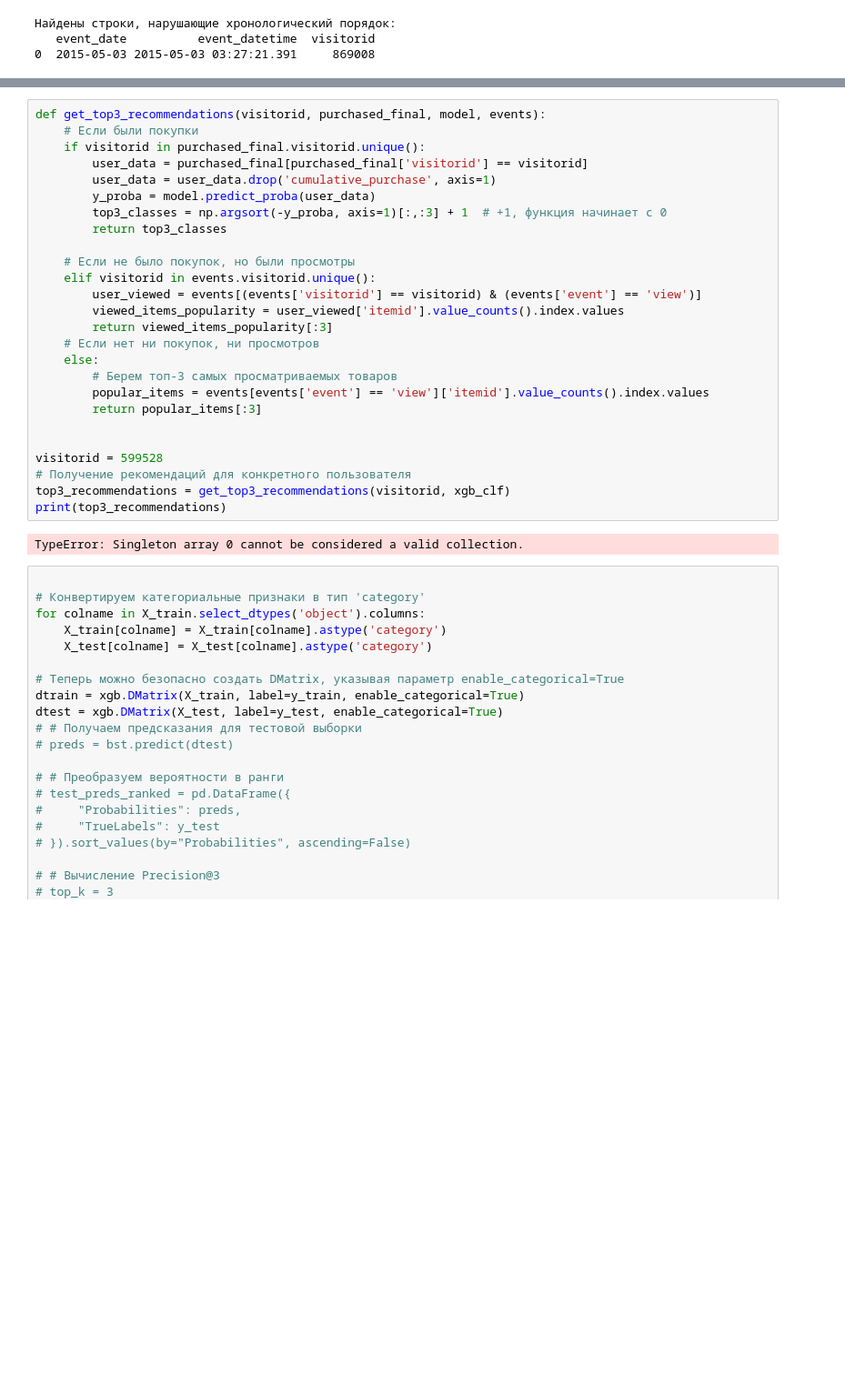
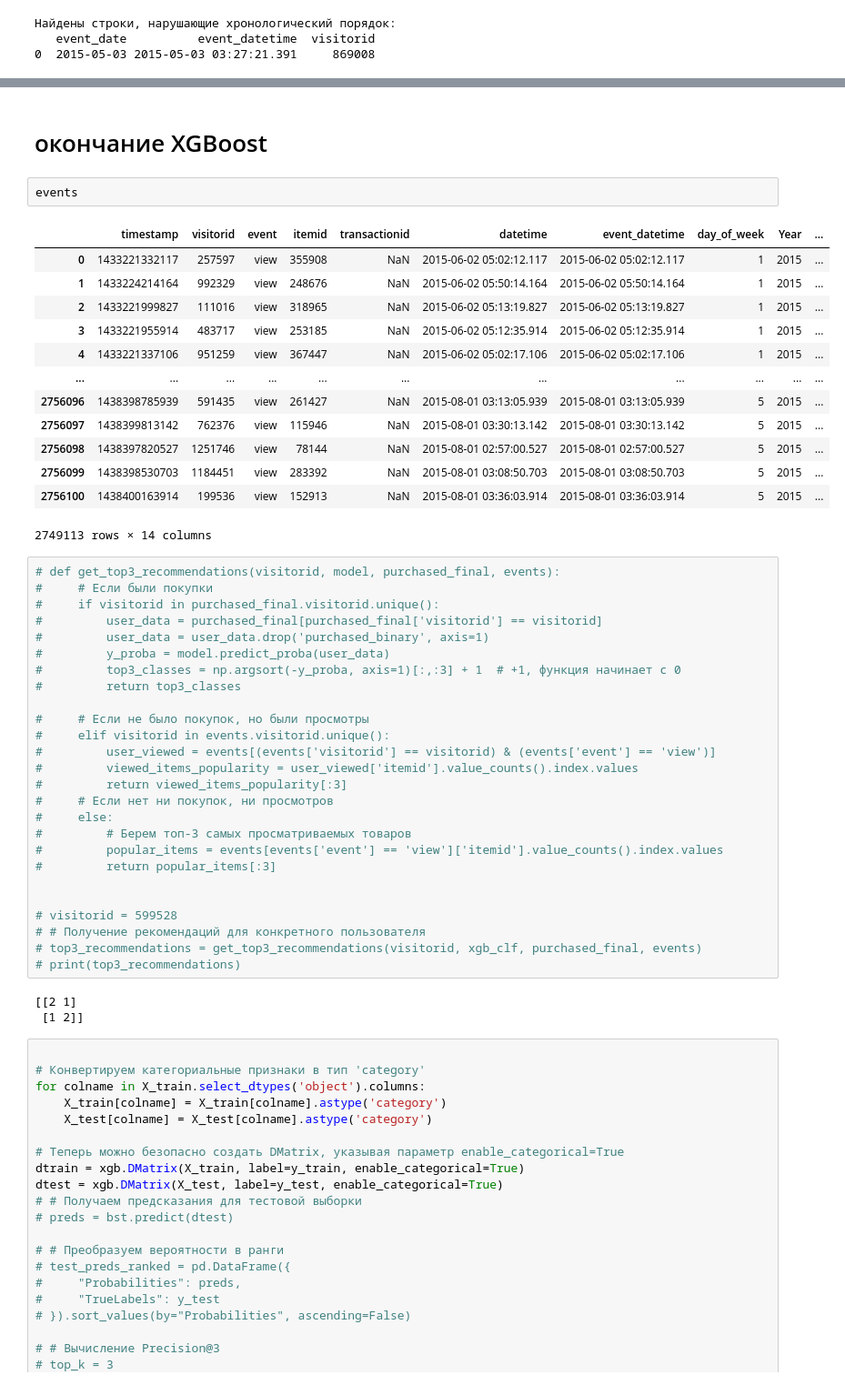
Before and after one commit to sawa25/DIPDIP, a Jupyter notebook: start.ipynb, the cells around one changed output, grey strips where cells are left out. Shown at 91% size. Saved outputs shown, nothing was run; the diff lists cells and outputs as text; blank space fills up the shorter version.

```diff
--- a/start.ipynb
+++ b/start.ipynb
@@ -1358,31 +1542,50 @@ Precision@3: 0.3333
+# %% [markdown]
+# окончание XGBoost
+# %%
+events
+# %% [output]
+|  | timestamp | visitorid | event | itemid | transactionid | datetime | event_datetime | day_of_week | Year | ... |
+| 0 | 1433221332117 | 257597 | view | 355908 | NaN | 2015-06-02 05:02:12.117 | 2015-06-02 05:02:12.117 | 1 | 2015 | ... |
+| 1 | 1433224214164 | 992329 | view | 248676 | NaN | 2015-06-02 05:50:14.164 | 2015-06-02 05:50:14.164 | 1 | 2015 | ... |
+| 2 | 1433221999827 | 111016 | view | 318965 | NaN | 2015-06-02 05:13:19.827 | 2015-06-02 05:13:19.827 | 1 | 2015 | ... |
+| 3 | 1433221955914 | 483717 | view | 253185 | NaN | 2015-06-02 05:12:35.914 | 2015-06-02 05:12:35.914 | 1 | 2015 | ... |
+| 4 | 1433221337106 | 951259 | view | 367447 | NaN | 2015-06-02 05:02:17.106 | 2015-06-02 05:02:17.106 | 1 | 2015 | ... |
+| ... | ... | ... | ... | ... | ... | ... | ... | ... | ... | ... |
+| 2756096 | 1438398785939 | 591435 | view | 261427 | NaN | 2015-08-01 03:13:05.939 | 2015-08-01 03:13:05.939 | 5 | 2015 | ... |
+| 2756097 | 1438399813142 | 762376 | view | 115946 | NaN | 2015-08-01 03:30:13.142 | 2015-08-01 03:30:13.142 | 5 | 2015 | ... |
+| 2756098 | 1438397820527 | 1251746 | view | 78144 | NaN | 2015-08-01 02:57:00.527 | 2015-08-01 02:57:00.527 | 5 | 2015 | ... |
+| 2756099 | 1438398530703 | 1184451 | view | 283392 | NaN | 2015-08-01 03:08:50.703 | 2015-08-01 03:08:50.703 | 5 | 2015 | ... |
+| 2756100 | 1438400163914 | 199536 | view | 152913 | NaN | 2015-08-01 03:36:03.914 | 2015-08-01 03:36:03.914 | 5 | 2015 | ... |
+2749113 rows × 14 columns
 # %%
-def get_top3_recommendations(visitorid, purchased_final, model, events):
-    # Если были покупки
-    if visitorid in purchased_final.visitorid.unique():
-        user_data = purchased_final[purchased_final['visitorid'] == visitorid]
-        user_data = user_data.drop('cumulative_purchase', axis=1)
-        y_proba = model.predict_proba(user_data)
-        top3_classes = np.argsort(-y_proba, axis=1)[:,:3] + 1  # +1, функция начинает с 0
-        return top3_classes
+# def get_top3_recommendations(visitorid, model, purchased_final, events):
+#     # Если были покупки
+#     if visitorid in purchased_final.visitorid.unique():
+#         user_data = purchased_final[purchased_final['visitorid'] == visitorid]
+#         user_data = user_data.drop('purchased_binary', axis=1)
+#         y_proba = model.predict_proba(user_data)
+#         top3_classes = np.argsort(-y_proba, axis=1)[:,:3] + 1  # +1, функция начинает с 0
+#         return top3_classes
 
-    # Если не было покупок, но были просмотры
-    elif visitorid in events.visitorid.unique():
-        user_viewed = events[(events['visitorid'] == visitorid) & (events['event'] == 'view')]
-        viewed_items_popularity = user_viewed['itemid'].value_counts().index.values
-        return viewed_items_popularity[:3]
-    # Если нет ни покупок, ни просмотров
-    else:
-        # Берем топ-3 самых просматриваемых товаров
-        popular_items = events[events['event'] == 'view']['itemid'].value_counts().index.values
-        return popular_items[:3]
+#     # Если не было покупок, но были просмотры
+#     elif visitorid in events.visitorid.unique():
+#         user_viewed = events[(events['visitorid'] == visitorid) & (events['event'] == 'view')]
+#         viewed_items_popularity = user_viewed['itemid'].value_counts().index.values
+#         return viewed_items_popularity[:3]
+#     # Если нет ни покупок, ни просмотров
+#     else:
+#         # Берем топ-3 самых просматриваемых товаров
+#         popular_items = events[events['event'] == 'view']['itemid'].value_counts().index.values
+#         return popular_items[:3]
 
 
-visitorid = 599528
-# Получение рекомендаций для конкретного пользователя
-top3_recommendations = get_top3_recommendations(visitorid, xgb_clf)
-print(top3_recommendations)
+# visitorid = 599528
+# # Получение рекомендаций для конкретного пользователя
+# top3_recommendations = get_top3_recommendations(visitorid, xgb_clf, purchased_final, events)
+# print(top3_recommendations)
 # %% [output]
-TypeError: Singleton array 0 cannot be considered a valid collection.
+[[2 1]
+ [1 2]]
 # %%
 
 # Конвертируем категориальные признаки в тип 'category'
```
Also changed, not shown: parts of 17 cells of this notebook, 1 other file.
